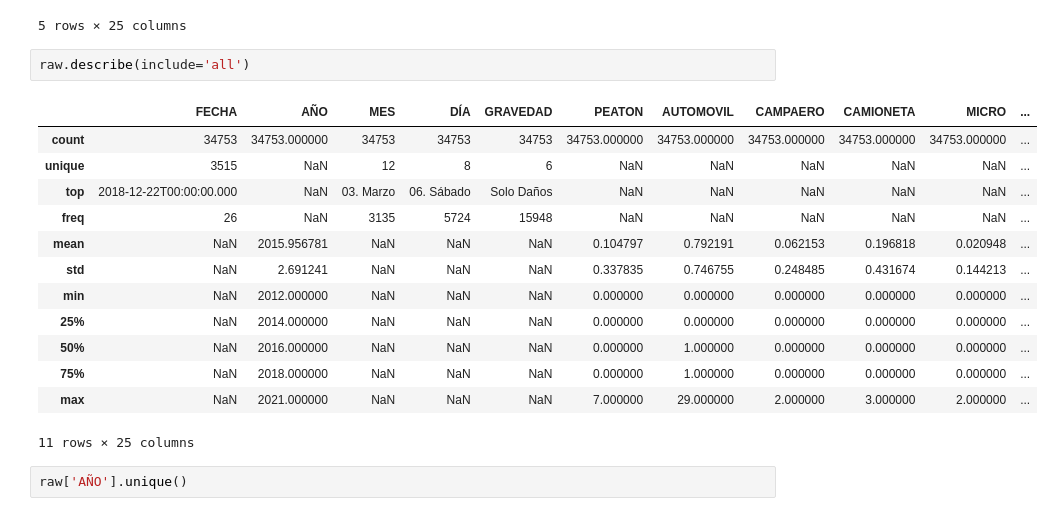
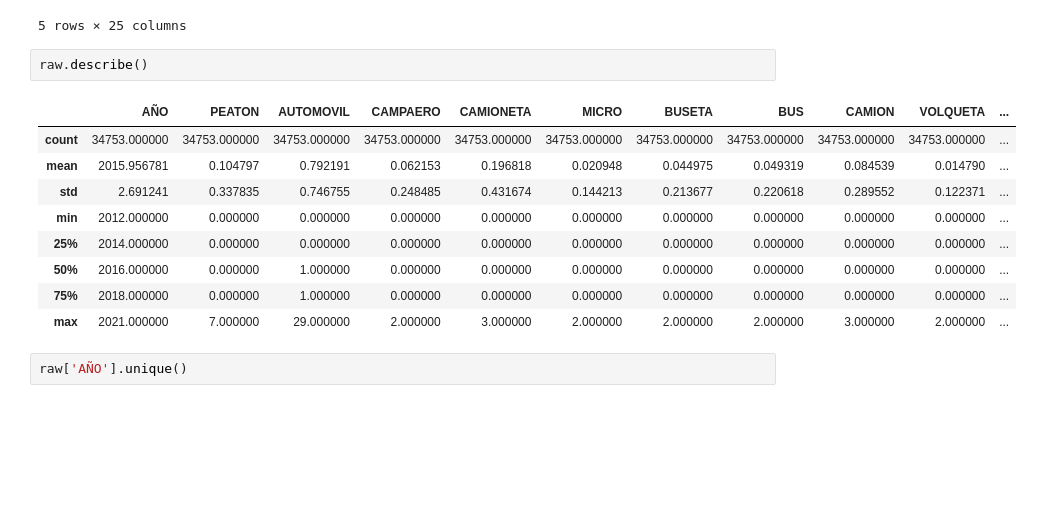
Before and after one commit to jhonjoya/bucaramanga-traffic-accidents, a Jupyter notebook: 1_Bucaramanga_traffic_accidents.ipynb, the cells around one changed output. Saved outputs shown, nothing was run; the diff lists cells and outputs as text; blank space fills up the shorter version.

```diff
--- a/1_Bucaramanga_traffic_accidents.ipynb
+++ b/1_Bucaramanga_traffic_accidents.ipynb
@@ -33,21 +33,17 @@ raw.head(5)
 | 4 | 2012-01-01T00:00:00.000 | 2012 | 01. Enero | 07. Domingo | Con Heridos | 1 | 0 | 0 | 0 | 0 | ... |
 5 rows × 25 columns
 # %%
-raw.describe(include='all')
+raw.describe()
 # %% [output]
-|  | FECHA | AÑO | MES | DÍA | GRAVEDAD | PEATON | AUTOMOVIL | CAMPAERO | CAMIONETA | MICRO | ... |
-| count | 34753 | 34753.000000 | 34753 | 34753 | 34753 | 34753.000000 | 34753.000000 | 34753.000000 | 34753.000000 | 34753.000000 | ... |
-| unique | 3515 | NaN | 12 | 8 | 6 | NaN | NaN | NaN | NaN | NaN | ... |
-| top | 2018-12-22T00:00:00.000 | NaN | 03. Marzo | 06. Sábado | Solo Daños | NaN | NaN | NaN | NaN | NaN | ... |
-| freq | 26 | NaN | 3135 | 5724 | 15948 | NaN | NaN | NaN | NaN | NaN | ... |
-| mean | NaN | 2015.956781 | NaN | NaN | NaN | 0.104797 | 0.792191 | 0.062153 | 0.196818 | 0.020948 | ... |
-| std | NaN | 2.691241 | NaN | NaN | NaN | 0.337835 | 0.746755 | 0.248485 | 0.431674 | 0.144213 | ... |
-| min | NaN | 2012.000000 | NaN | NaN | NaN | 0.000000 | 0.000000 | 0.000000 | 0.000000 | 0.000000 | ... |
-| 25% | NaN | 2014.000000 | NaN | NaN | NaN | 0.000000 | 0.000000 | 0.000000 | 0.000000 | 0.000000 | ... |
-| 50% | NaN | 2016.000000 | NaN | NaN | NaN | 0.000000 | 1.000000 | 0.000000 | 0.000000 | 0.000000 | ... |
-| 75% | NaN | 2018.000000 | NaN | NaN | NaN | 0.000000 | 1.000000 | 0.000000 | 0.000000 | 0.000000 | ... |
-| max | NaN | 2021.000000 | NaN | NaN | NaN | 7.000000 | 29.000000 | 2.000000 | 3.000000 | 2.000000 | ... |
+|  | AÑO | PEATON | AUTOMOVIL | CAMPAERO | CAMIONETA | MICRO | BUSETA | BUS | CAMION | VOLQUETA | ... |
+| count | 34753.000000 | 34753.000000 | 34753.000000 | 34753.000000 | 34753.000000 | 34753.000000 | 34753.000000 | 34753.000000 | 34753.000000 | 34753.000000 | ... |
+| mean | 2015.956781 | 0.104797 | 0.792191 | 0.062153 | 0.196818 | 0.020948 | 0.044975 | 0.049319 | 0.084539 | 0.014790 | ... |
+| std | 2.691241 | 0.337835 | 0.746755 | 0.248485 | 0.431674 | 0.144213 | 0.213677 | 0.220618 | 0.289552 | 0.122371 | ... |
+| min | 2012.000000 | 0.000000 | 0.000000 | 0.000000 | 0.000000 | 0.000000 | 0.000000 | 0.000000 | 0.000000 | 0.000000 | ... |
+| 25% | 2014.000000 | 0.000000 | 0.000000 | 0.000000 | 0.000000 | 0.000000 | 0.000000 | 0.000000 | 0.000000 | 0.000000 | ... |
+| 50% | 2016.000000 | 0.000000 | 1.000000 | 0.000000 | 0.000000 | 0.000000 | 0.000000 | 0.000000 | 0.000000 | 0.000000 | ... |
+| 75% | 2018.000000 | 0.000000 | 1.000000 | 0.000000 | 0.000000 | 0.000000 | 0.000000 | 0.000000 | 0.000000 | 0.000000 | ... |
+| max | 2021.000000 | 7.000000 | 29.000000 | 2.000000 | 3.000000 | 2.000000 | 2.000000 | 2.000000 | 3.000000 | 2.000000 | ... |
-11 rows × 25 columns
 # %%
 raw['AÑO'].unique()
 # %% [output]
```
Also changed, not shown: parts of 18 cells of this notebook.
